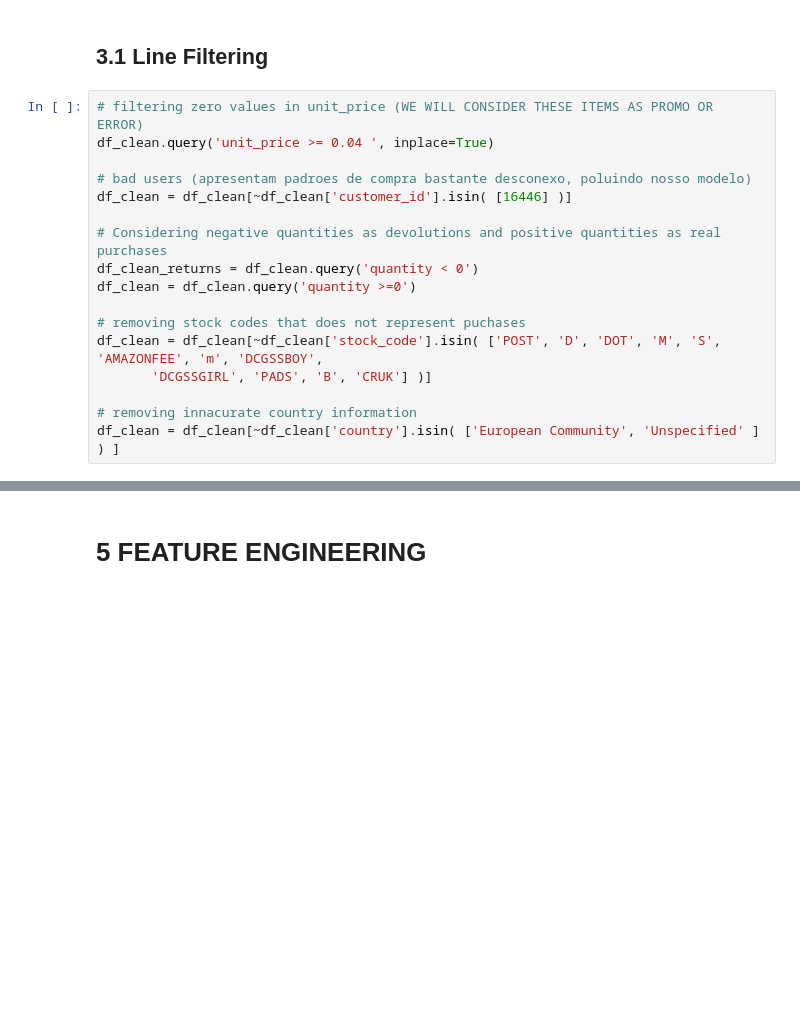
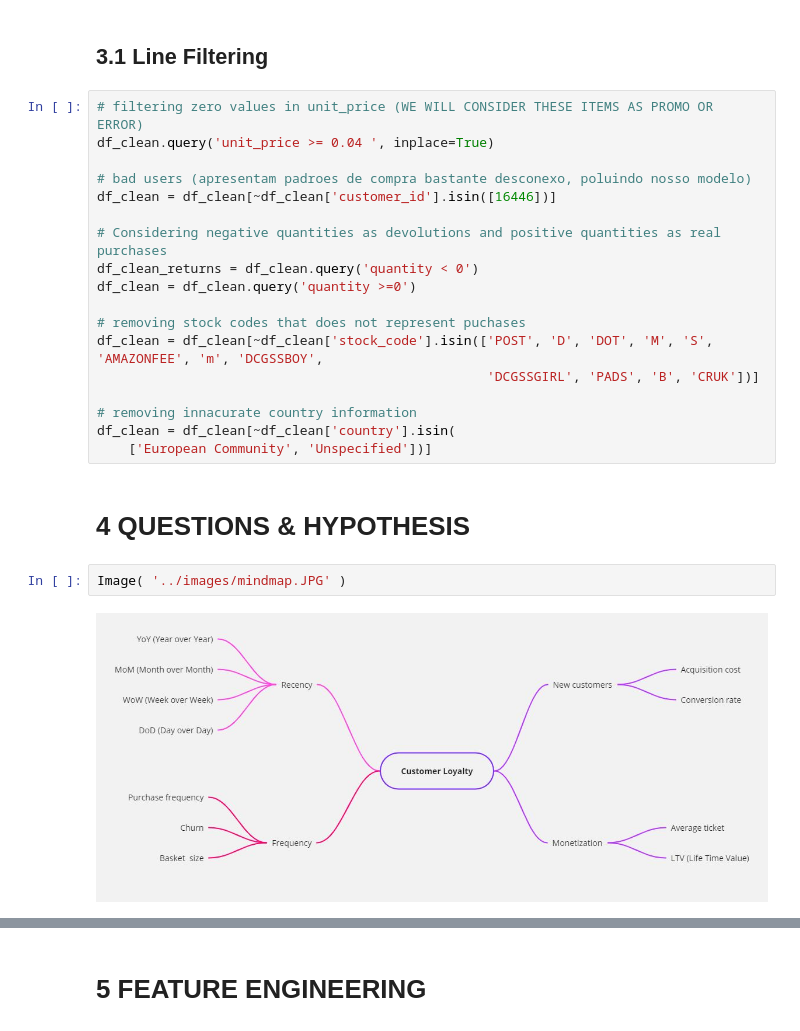
Before and after one commit to rodrigomm92/customer_loyalty_project, a Jupyter notebook: notebooks/c6_customer_loyalty_program.ipynb, the cells around one changed output, grey strips where cells are left out. Cells and saved outputs as stored; diff of their text form; blank space fills up the shorter version.

```diff
--- a/notebooks/c6_customer_loyalty_program.ipynb
+++ b/notebooks/c6_customer_loyalty_program.ipynb
@@ -91,15 +208,22 @@ df_clean = df_raw.copy()
 df_clean.query('unit_price >= 0.04 ', inplace=True)
 
 # bad users (apresentam padroes de compra bastante desconexo, poluindo nosso modelo)
-df_clean = df_clean[~df_clean['customer_id'].isin( [16446] )]
+df_clean = df_clean[~df_clean['customer_id'].isin([16446])]
 
 # Considering negative quantities as devolutions and positive quantities as real purchases
 df_clean_returns = df_clean.query('quantity < 0')
 df_clean = df_clean.query('quantity >=0')
 
 # removing stock codes that does not represent puchases
-df_clean = df_clean[~df_clean['stock_code'].isin( ['POST', 'D', 'DOT', 'M', 'S', 'AMAZONFEE', 'm', 'DCGSSBOY',
-       'DCGSSGIRL', 'PADS', 'B', 'CRUK'] )]
+df_clean = df_clean[~df_clean['stock_code'].isin(['POST', 'D', 'DOT', 'M', 'S', 'AMAZONFEE', 'm', 'DCGSSBOY',
+                                                  'DCGSSGIRL', 'PADS', 'B', 'CRUK'])]
 
 # removing innacurate country information
-df_clean = df_clean[~df_clean['country'].isin( ['European Community', 'Unspecified' ] ) ]
+df_clean = df_clean[~df_clean['country'].isin(
+    ['European Community', 'Unspecified'])]
+# %% [markdown]
+# 4 QUESTIONS & HYPOTHESIS
+# %%
+Image( '../images/mindmap.JPG' )
+# %% [output]
+[figure, added]
```
Also changed, not shown: parts of 61 cells of this notebook, 1 other file.
